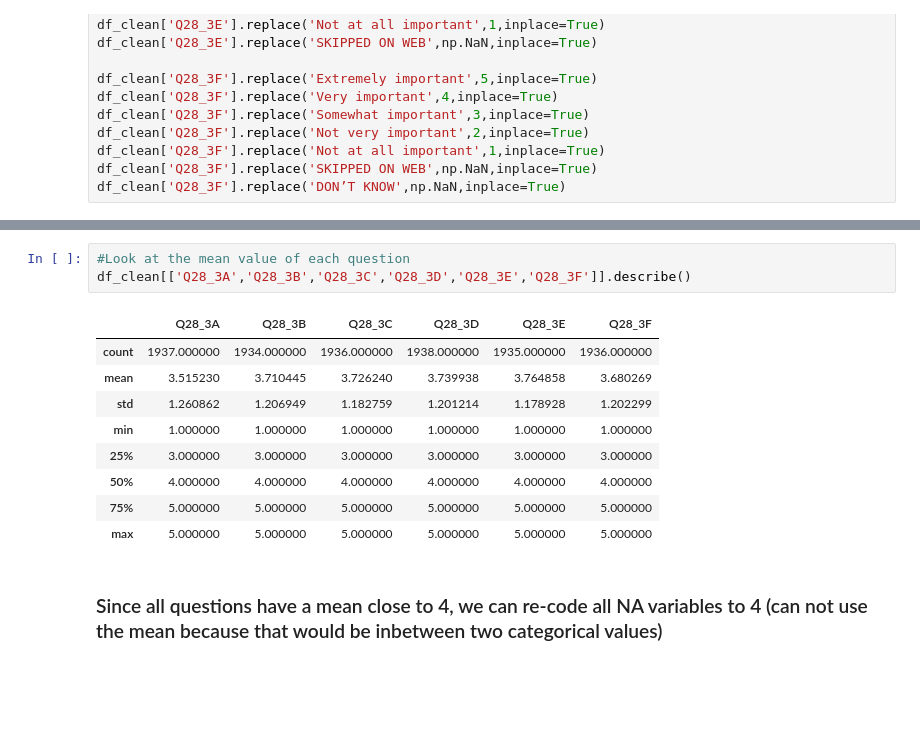
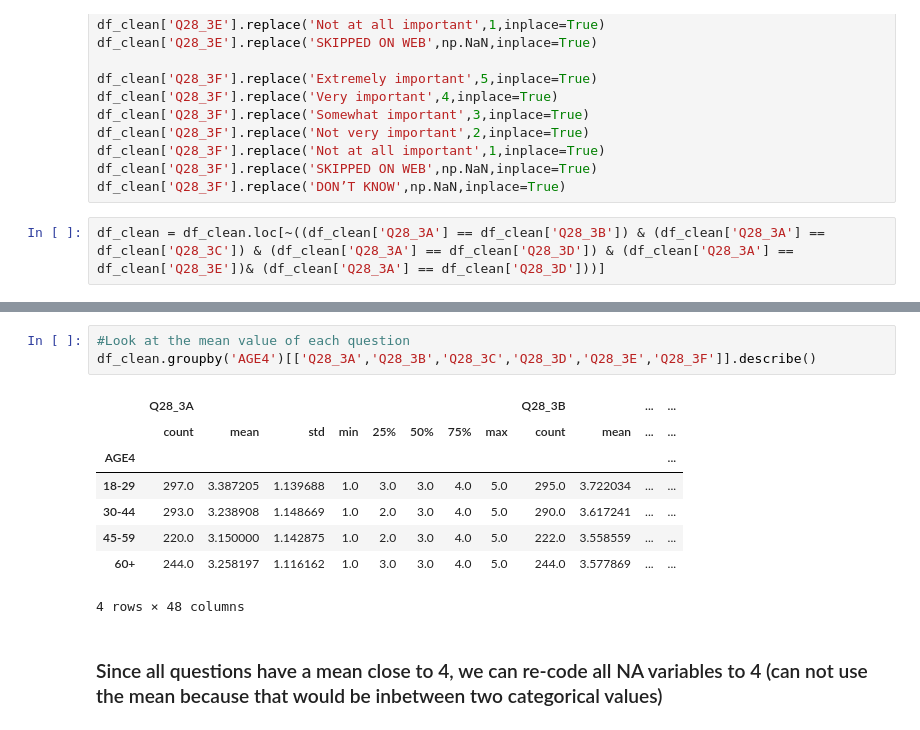
Before and after one commit to matthewasloan95/social-isolation-transportation, a Jupyter notebook: Cleaning-and-EDA.ipynb, the cells around one changed output, grey strips where cells are left out. Cells and saved outputs as stored; diff of their text form; blank space fills up the shorter version.

```diff
--- a/Cleaning-and-EDA.ipynb
+++ b/Cleaning-and-EDA.ipynb
@@ -343,3 +343,5 @@ df_clean['Q28_3F'].replace('Not very important',2,inplace=True)
 df_clean['Q28_3F'].replace('Not at all important',1,inplace=True)
 df_clean['Q28_3F'].replace('SKIPPED ON WEB',np.NaN,inplace=True)
 df_clean['Q28_3F'].replace('DON’T KNOW',np.NaN,inplace=True)
+# %%
+df_clean = df_clean.loc[~((df_clean['Q28_3A'] == df_clean['Q28_3B']) & (df_clean['Q28_3A'] == df_clean['Q28_3C']) & (df_clean['Q28_3A'] == df_clean['Q28_3D']) & (df_clean['Q28_3A'] == df_clean['Q28_3E'])& (df_clean['Q28_3A'] == df_clean['Q28_3D']))]
@@ -346,16 +366,15 @@ df_clean['Q28_3F'].replace('DON’T KNOW',np.NaN,inplace=True)
 # %%
 #Look at the mean value of each question
-df_clean[['Q28_3A','Q28_3B','Q28_3C','Q28_3D','Q28_3E','Q28_3F']].describe()
+df_clean.groupby('AGE4')[['Q28_3A','Q28_3B','Q28_3C','Q28_3D','Q28_3E','Q28_3F']].describe()
 # %% [output]
-|  | Q28_3A | Q28_3B | Q28_3C | Q28_3D | Q28_3E | Q28_3F |
-| count | 1937.000000 | 1934.000000 | 1936.000000 | 1938.000000 | 1935.000000 | 1936.000000 |
-| mean | 3.515230 | 3.710445 | 3.726240 | 3.739938 | 3.764858 | 3.680269 |
-| std | 1.260862 | 1.206949 | 1.182759 | 1.201214 | 1.178928 | 1.202299 |
-| min | 1.000000 | 1.000000 | 1.000000 | 1.000000 | 1.000000 | 1.000000 |
-| 25% | 3.000000 | 3.000000 | 3.000000 | 3.000000 | 3.000000 | 3.000000 |
-| 50% | 4.000000 | 4.000000 | 4.000000 | 4.000000 | 4.000000 | 4.000000 |
-| 75% | 5.000000 | 5.000000 | 5.000000 | 5.000000 | 5.000000 | 5.000000 |
-| max | 5.000000 | 5.000000 | 5.000000 | 5.000000 | 5.000000 | 5.000000 |
+|  | Q28_3A |  |  |  |  |  |  |  | Q28_3B |  | ... | ... |
+|  | count | mean | std | min | 25% | 50% | 75% | max | count | mean | ... | ... |
+| AGE4 |  |  |  |  |  |  |  |  |  |  |  | ... |
+| 18-29 | 297.0 | 3.387205 | 1.139688 | 1.0 | 3.0 | 3.0 | 4.0 | 5.0 | 295.0 | 3.722034 | ... | ... |
+| 30-44 | 293.0 | 3.238908 | 1.148669 | 1.0 | 2.0 | 3.0 | 4.0 | 5.0 | 290.0 | 3.617241 | ... | ... |
+| 45-59 | 220.0 | 3.150000 | 1.142875 | 1.0 | 2.0 | 3.0 | 4.0 | 5.0 | 222.0 | 3.558559 | ... | ... |
+| 60+ | 244.0 | 3.258197 | 1.116162 | 1.0 | 3.0 | 3.0 | 4.0 | 5.0 | 244.0 | 3.577869 | ... | ... |
+4 rows × 48 columns
 # %% [markdown]
 ### Since all questions have a mean close to 4, we can re-code all NA variables to 4 (can not use the mean because that would be inbetween two categorical values)
 # %% [markdown]
```
Also changed, not shown: parts of 6 cells of this notebook.
